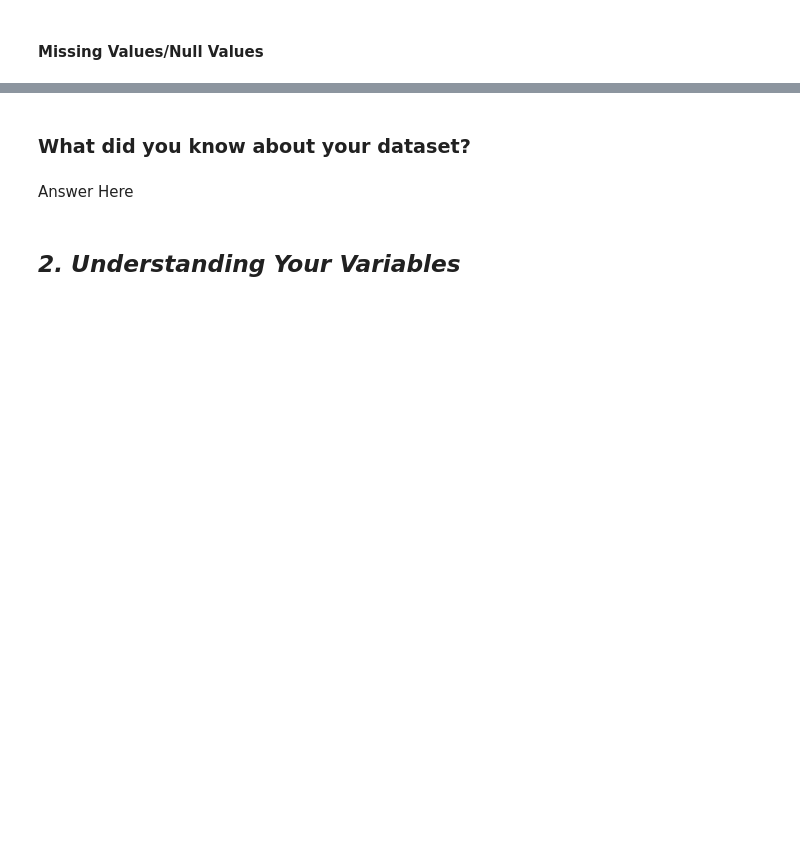
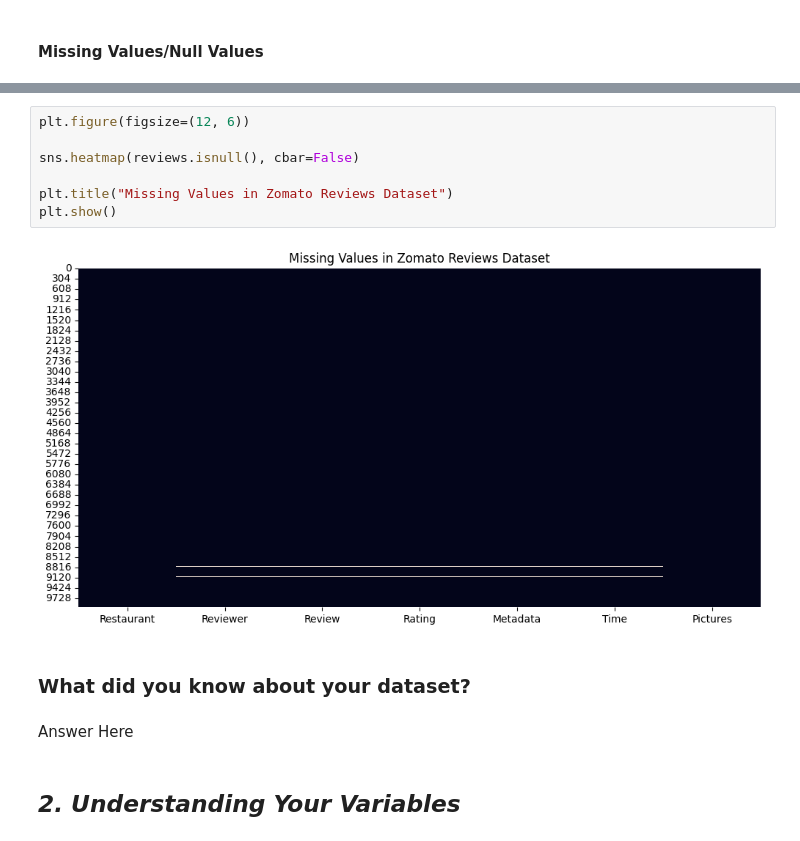
Before and after one commit to adamaneeqaqwathka-arch/Zomato-Data-Analysis, a Jupyter notebook: Sample_ML_Submission_Template.ipynb, the cells around one changed output, grey strips where cells are left out. Saved outputs shown, nothing was run; the diff lists cells and outputs as text; blank space fills up the shorter version.

```diff
--- a/Sample_ML_Submission_Template.ipynb
+++ b/Sample_ML_Submission_Template.ipynb
@@ -104,3 +193,12 @@ M - Multivariate Analysis
+# %%
+plt.figure(figsize=(12, 6))
+
+sns.heatmap(reviews.isnull(), cbar=False)
+
+plt.title("Missing Values in Zomato Reviews Dataset")
+plt.show()
+# %% [output]
+[figure, added]
 # %% [markdown]
 ### What did you know about your dataset?
 # %% [markdown]
```
Also changed, not shown: parts of 20 cells of this notebook, 3 other files.
